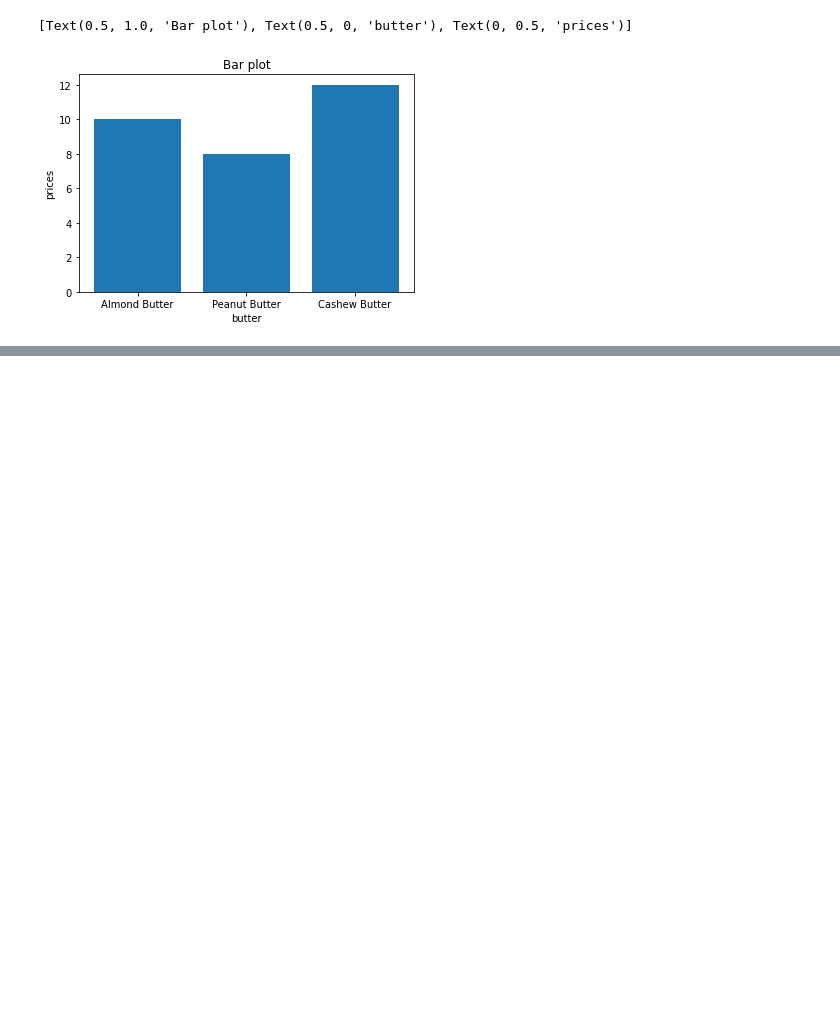
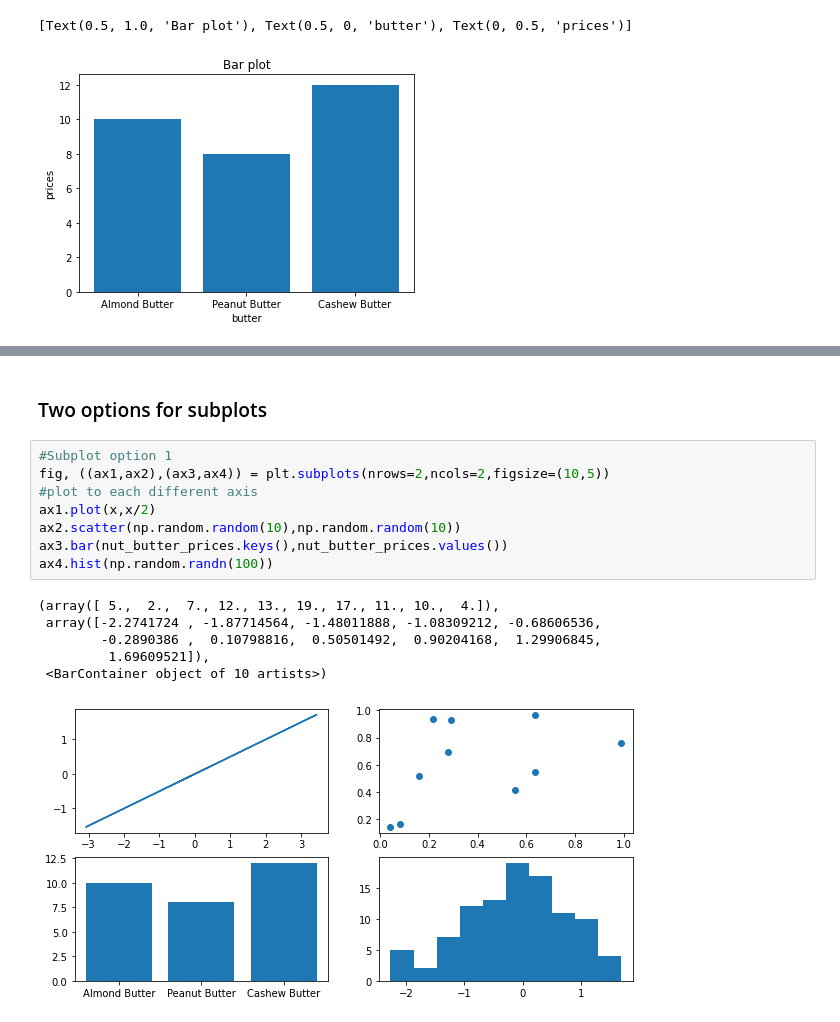
Before and after one commit to Nidhi-1223/Zero-to-Master-s-Machine-Learning-Course, a Jupyter notebook: Matplotlib Library/matplotlib.ipynb, the cells around one changed output, grey strips where cells are left out. Cells and saved outputs as stored; diff of their text form; blank space fills up the shorter version.

```diff
--- a/Matplotlib Library/matplotlib.ipynb
+++ b/Matplotlib Library/matplotlib.ipynb
@@ -149,0 +165,17 @@ ax.set(title="Bar plot", xlabel="butter", ylabel="prices")
+# %% [markdown]
+### Two options for subplots
+# %%
+#Subplot option 1
+fig, ((ax1,ax2),(ax3,ax4)) = plt.subplots(nrows=2,ncols=2,figsize=(10,5))
+#plot to each different axis
+ax1.plot(x,x/2)
+ax2.scatter(np.random.random(10),np.random.random(10))
+ax3.bar(nut_butter_prices.keys(),nut_butter_prices.values())
+ax4.hist(np.random.randn(100))
+# %% [output]
+(array([ 5.,  2.,  7., 12., 13., 19., 17., 11., 10.,  4.]),
+ array([-2.2741724 , -1.87714564, -1.48011888, -1.08309212, -0.68606536,
+        -0.2890386 ,  0.10798816,  0.50501492,  0.90204168,  1.29906845,
+         1.69609521]),
+ <BarContainer object of 10 artists>)
+[figure, added]
```
Also changed, not shown: parts of 27 cells of this notebook, 2 other files.
